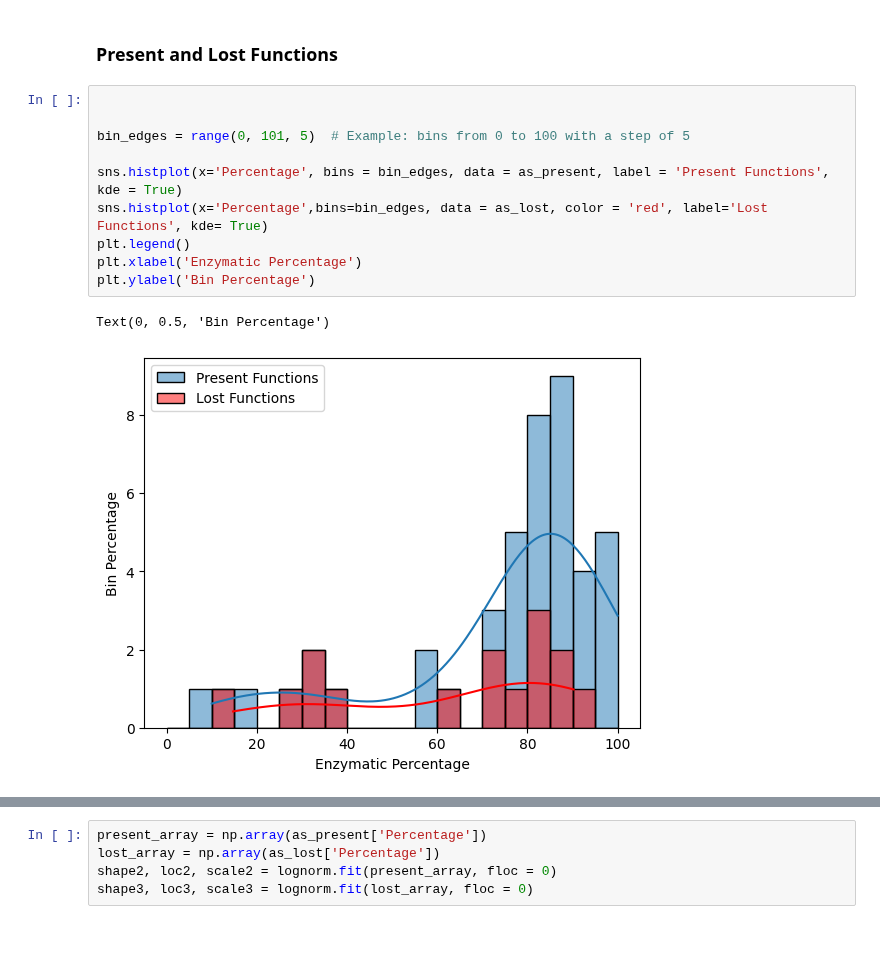
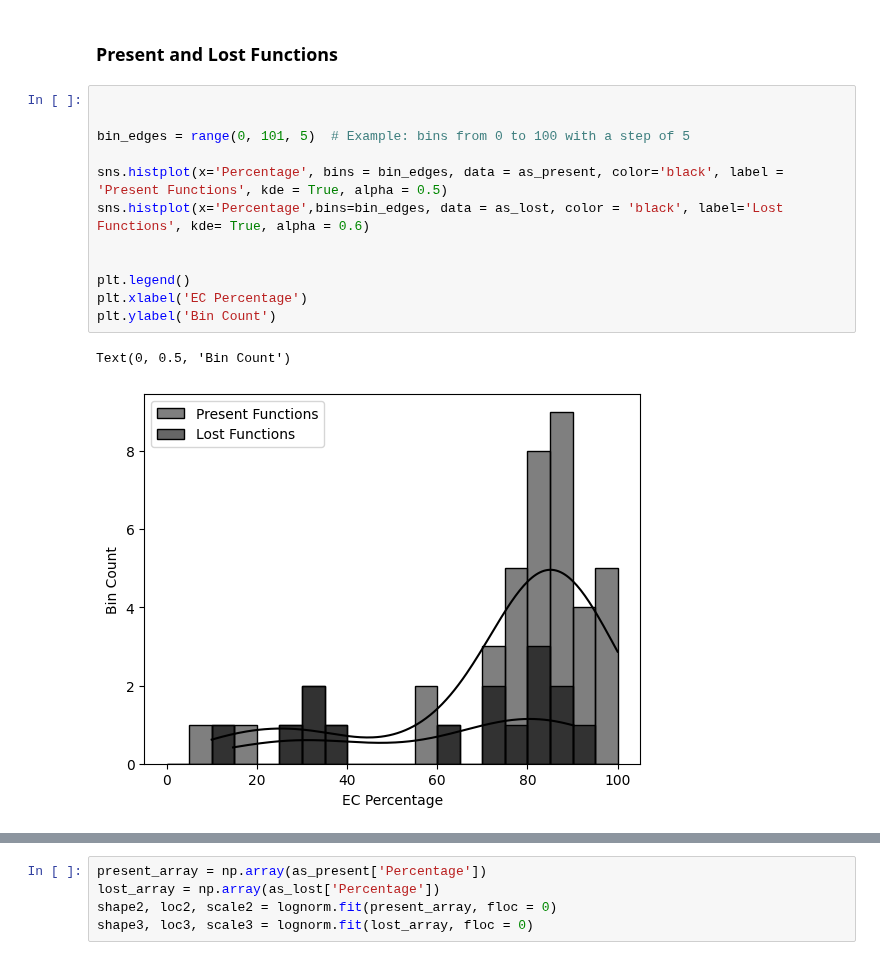
Before and after one commit to jtdocter27/EcoDr, a Jupyter notebook: EnCen/Figures for paper/as_specic_figures.ipynb, the cells around one changed output, grey strips where cells are left out. Cells and saved outputs as stored; diff of their text form.

Commit message:
with added functions

```diff
--- a/EnCen/Figures for paper/as_specic_figures.ipynb
+++ b/EnCen/Figures for paper/as_specic_figures.ipynb
@@ -83,13 +99,15 @@ Median: 3.04399468910012
 # %%
 
 
 bin_edges = range(0, 101, 5)  # Example: bins from 0 to 100 with a step of 5
 
-sns.histplot(x='Percentage', bins = bin_edges, data = as_present, label = 'Present Functions', kde = True)
-sns.histplot(x='Percentage',bins=bin_edges, data = as_lost, color = 'red', label='Lost Functions', kde= True)
+sns.histplot(x='Percentage', bins = bin_edges, data = as_present, color='black', label = 'Present Functions', kde = True, alpha = 0.5)
+sns.histplot(x='Percentage',bins=bin_edges, data = as_lost, color = 'black', label='Lost Functions', kde= True, alpha = 0.6)
+
+
 plt.legend()
-plt.xlabel('Enzymatic Percentage')
-plt.ylabel('Bin Percentage')
+plt.xlabel('EC Percentage')
+plt.ylabel('Bin Count')
 # %% [output]
-Text(0, 0.5, 'Bin Percentage')
+Text(0, 0.5, 'Bin Count')
-[figure, old version]
+[figure, new version]
```
Also changed, not shown: parts of 4 cells of this notebook.
